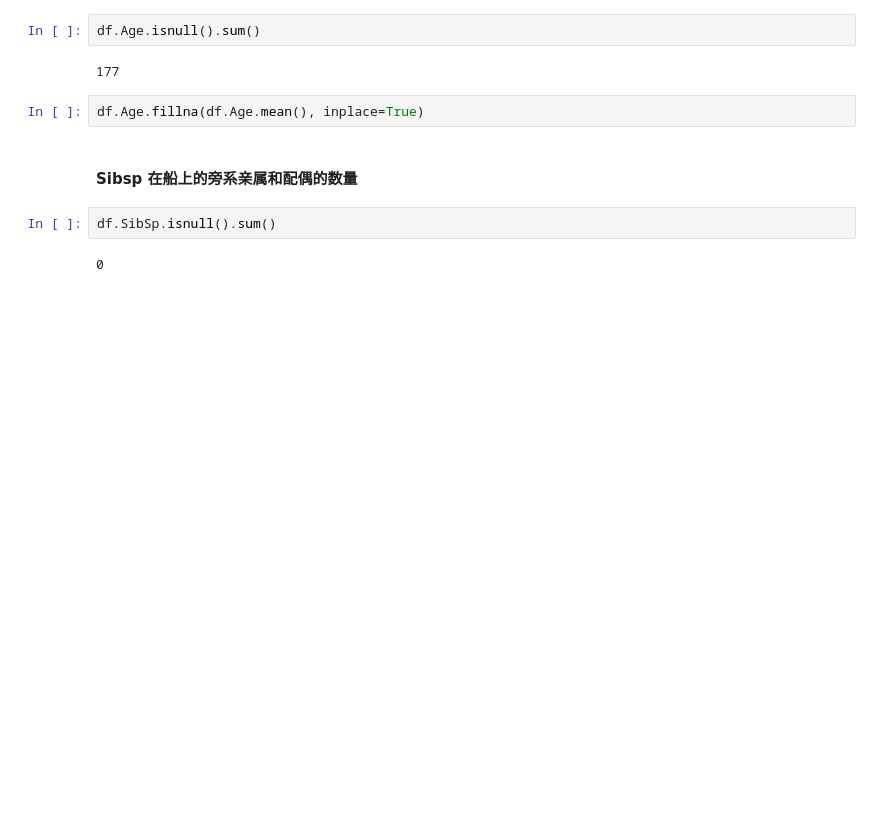
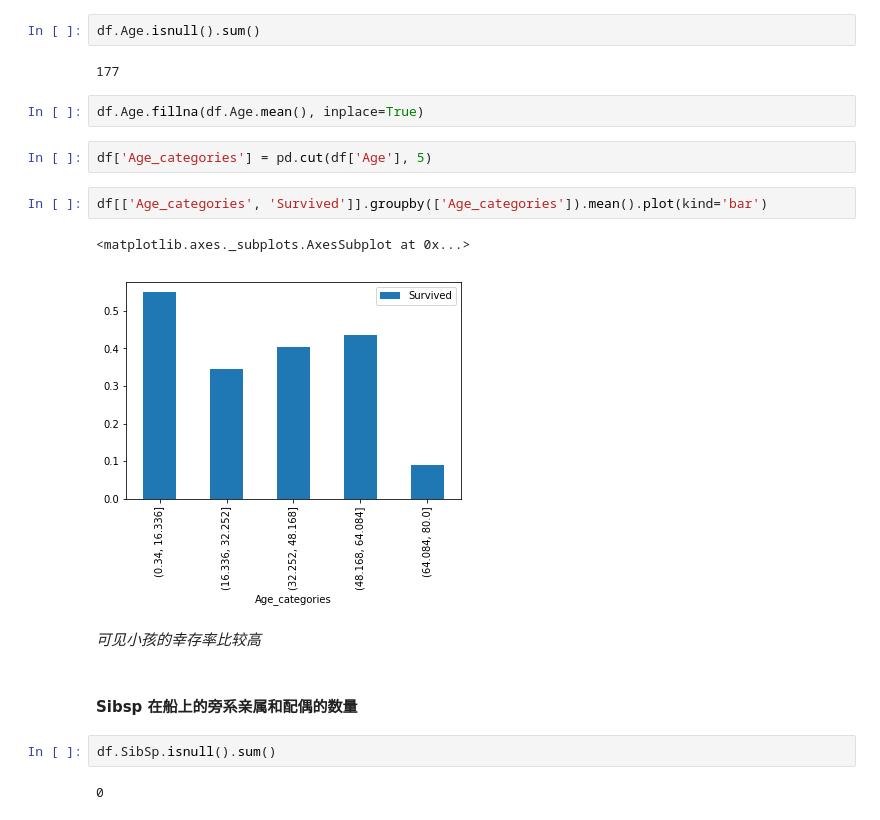
Before and after one commit to CoderSLZhang/Kaggle-Titanic-Machine-Learning-from-Disaster, a Jupyter notebook: Neural_network_tensorflow.ipynb, the cells around one changed output. Saved outputs shown, nothing was run; the diff lists cells and outputs as text; blank space fills up the shorter version.

```diff
--- a/Neural_network_tensorflow.ipynb
+++ b/Neural_network_tensorflow.ipynb
@@ -54,6 +72,15 @@ df.Age.isnull().sum()
 177
 # %%
 df.Age.fillna(df.Age.mean(), inplace=True)
+# %%
+df['Age_categories'] = pd.cut(df['Age'], 5)
+# %%
+df[['Age_categories', 'Survived']].groupby(['Age_categories']).mean().plot(kind='bar')
+# %% [output]
+<matplotlib.axes._subplots.AxesSubplot at 0x...>
+[figure, added]
+# %% [markdown]
+*可见小孩的幸存率比较高*
 # %% [markdown]
 #### Sibsp	在船上的旁系亲属和配偶的数量
 # %%
```
Also changed, not shown: parts of 17 cells of this notebook.
